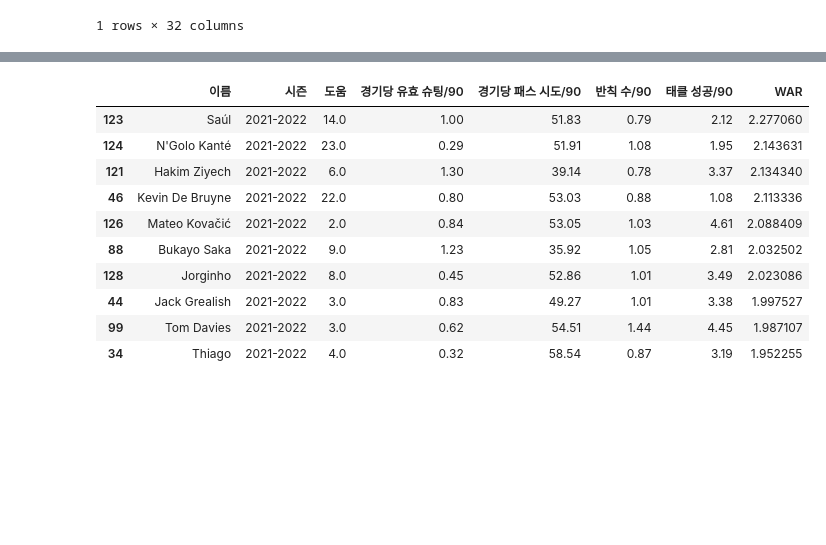
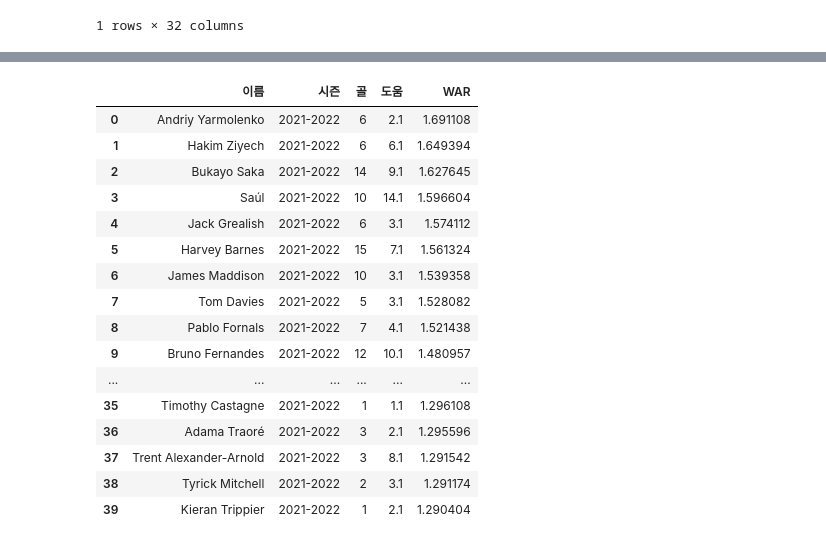
Before and after one commit to YongJaeJung/FM_DA_Project, a Jupyter notebook: 07.선수별_WAR_측정기-미드필더.ipynb, the cells around one changed output, grey strips where cells are left out. Saved outputs shown, nothing was run; the diff lists cells and outputs as text; code cells hidden in the pictures; blank space fills up the shorter version.

```diff
--- a/07.선수별_WAR_측정기-미드필더.ipynb
+++ b/07.선수별_WAR_측정기-미드필더.ipynb
@@ -68,7 +70,6 @@ midfielder_df.loc[:,order_features] = midfielder_mm.transform(midfielder_df.loc[
 # %%
 midfielder_df = midfielder_df.reset_index(drop=True)
 # %%
-good_features = ['도움', '경기당 유효 슈팅/90', '경기당 패스 시도/90', '반칙 수/90', '태클 성공/90']
+independent_val = ('SAWG', '크로스 성공률', '태클', '반칙 수/90', '인터셉트/90', '기회 창출/90', '파울 획득', 'APK')
 # %%
-midfielder_df['예측PPG']=midfielder_model.predict(tf.constant(midfielder_df.loc[:,good_features].values))
-midfielder_df
+midfielder_df['예측PPG']=midfielder_model.predict(tf.constant(midfielder_df.loc[:,independent_val].values))
@@ -104,6 +91,8 @@ midfielder_min
 # %%
 midfielder_df['WAR'] = midfielder_df['예측PPG'].map(lambda x : x-midfielder_min+1)
 # %%
-midfielder_df.sort_values(by='WAR',ascending=False).head(60)
+midfielder_war = midfielder_df.sort_values(by='WAR',ascending=False).copy()
+midfielder_war = midfielder_war.reset_index(drop=True)
+midfielder_war.head(50)
 # %% [output]
 |  | 이름 | 시즌 | 포지션 | 구단 | 리그 | 골 | 도움 | 임대 기간 | 승 | 무 | ... | ... |
@@ -127,18 +116,22 @@ midfielder_df.sort_values(by='WAR',ascending=False).head(60)
 # %%
-midfielder_df.loc[:,outlier_features] = midfielder_qt.inverse_transform(midfielder_df.loc[:,outlier_features])
-midfielder_df.loc[:,nonoutlier_features] = midfielder_ss.inverse_transform(midfielder_df.loc[:,nonoutlier_features])
-midfielder_df.loc[:,order_features] = midfielder_mm.inverse_transform(midfielder_df.loc[:,order_features])
+midfielder_war.loc[:,features] = midfielder_qt.inverse_transform(midfielder_war.loc[:,features])
 # %%
-midfielder_df[['이름','시즌','도움', '경기당 유효 슈팅/90', '경기당 패스 시도/90', '반칙 수/90', '태클 성공/90','WAR']].sort_values(by='WAR',ascending=False).head(10)
+midfielder_war[['이름','시즌','골', '도움','WAR']].sort_values(by='WAR',ascending=False).head(40)
 # %% [output]
-|  | 이름 | 시즌 | 도움 | 경기당 유효 슈팅/90 | 경기당 패스 시도/90 | 반칙 수/90 | 태클 성공/90 | WAR |
-| 123 | Saúl | 2021-2022 | 14.0 | 1.00 | 51.83 | 0.79 | 2.12 | 2.277060 |
-| 124 | N'Golo Kanté | 2021-2022 | 23.0 | 0.29 | 51.91 | 1.08 | 1.95 | 2.143631 |
-| 121 | Hakim Ziyech | 2021-2022 | 6.0 | 1.30 | 39.14 | 0.78 | 3.37 | 2.134340 |
-| 46 | Kevin De Bruyne | 2021-2022 | 22.0 | 0.80 | 53.03 | 0.88 | 1.08 | 2.113336 |
-| 126 | Mateo Kovačić | 2021-2022 | 2.0 | 0.84 | 53.05 | 1.03 | 4.61 | 2.088409 |
-| 88 | Bukayo Saka | 2021-2022 | 9.0 | 1.23 | 35.92 | 1.05 | 2.81 | 2.032502 |
-| 128 | Jorginho | 2021-2022 | 8.0 | 0.45 | 52.86 | 1.01 | 3.49 | 2.023086 |
-| 44 | Jack Grealish | 2021-2022 | 3.0 | 0.83 | 49.27 | 1.01 | 3.38 | 1.997527 |
-| 99 | Tom Davies | 2021-2022 | 3.0 | 0.62 | 54.51 | 1.44 | 4.45 | 1.987107 |
-| 34 | Thiago | 2021-2022 | 4.0 | 0.32 | 58.54 | 0.87 | 3.19 | 1.952255 |
+|  | 이름 | 시즌 | 골 | 도움 | WAR |
+| 0 | Andriy Yarmolenko | 2021-2022 | 6 | 2.1 | 1.691108 |
+| 1 | Hakim Ziyech | 2021-2022 | 6 | 6.1 | 1.649394 |
+| 2 | Bukayo Saka | 2021-2022 | 14 | 9.1 | 1.627645 |
+| 3 | Saúl | 2021-2022 | 10 | 14.1 | 1.596604 |
+| 4 | Jack Grealish | 2021-2022 | 6 | 3.1 | 1.574112 |
+| 5 | Harvey Barnes | 2021-2022 | 15 | 7.1 | 1.561324 |
+| 6 | James Maddison | 2021-2022 | 10 | 3.1 | 1.539358 |
+| 7 | Tom Davies | 2021-2022 | 5 | 3.1 | 1.528082 |
+| 8 | Pablo Fornals | 2021-2022 | 7 | 4.1 | 1.521438 |
+| 9 | Bruno Fernandes | 2021-2022 | 12 | 10.1 | 1.480957 |
+| ... | ... | ... | ... | ... | ... |
+| 35 | Timothy Castagne | 2021-2022 | 1 | 1.1 | 1.296108 |
+| 36 | Adama Traoré | 2021-2022 | 3 | 2.1 | 1.295596 |
+| 37 | Trent Alexander-Arnold | 2021-2022 | 3 | 8.1 | 1.291542 |
+| 38 | Tyrick Mitchell | 2021-2022 | 2 | 3.1 | 1.291174 |
+| 39 | Kieran Trippier | 2021-2022 | 1 | 2.1 | 1.290404 |
```
Also changed, not shown: parts of 13 cells of this notebook, 8 other files.
